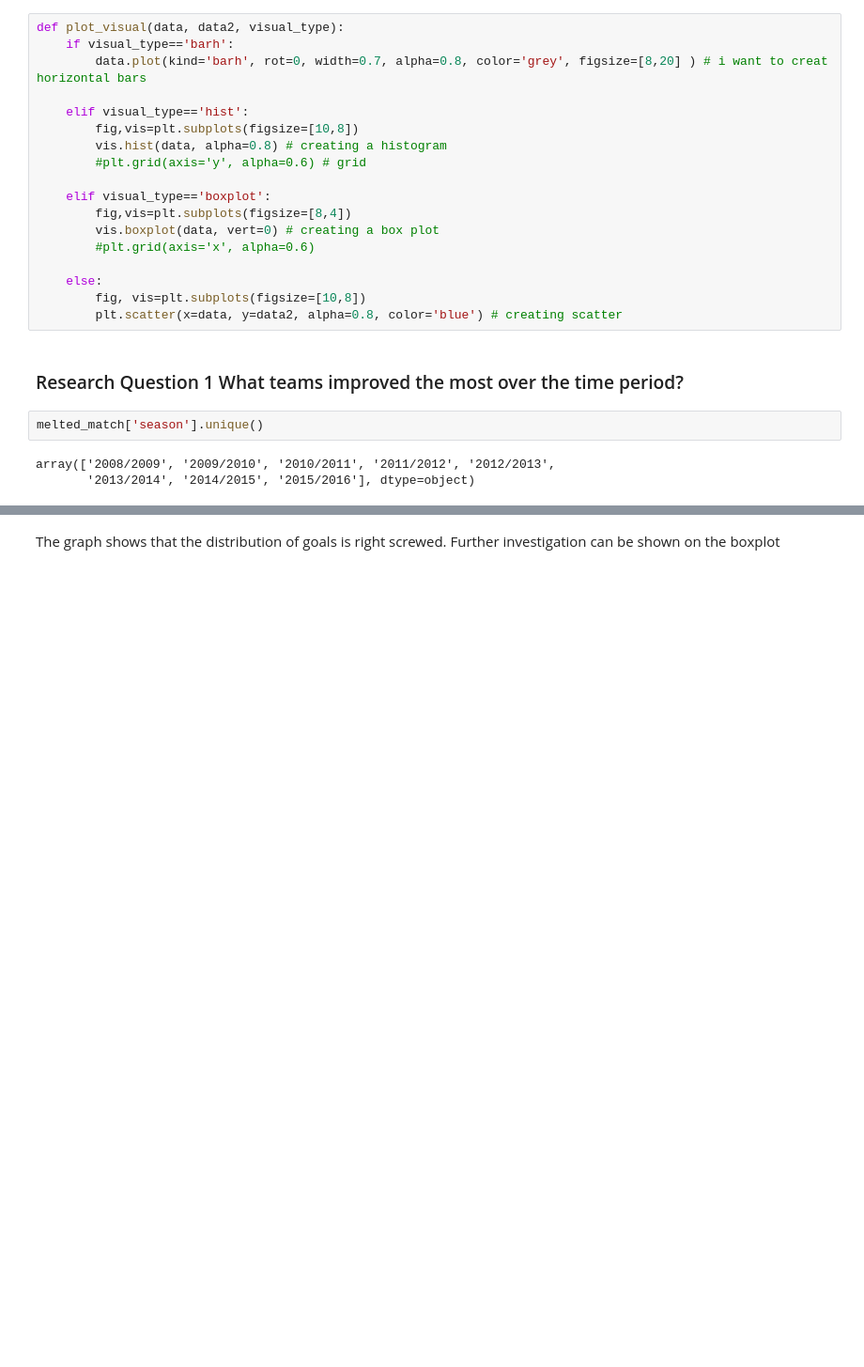
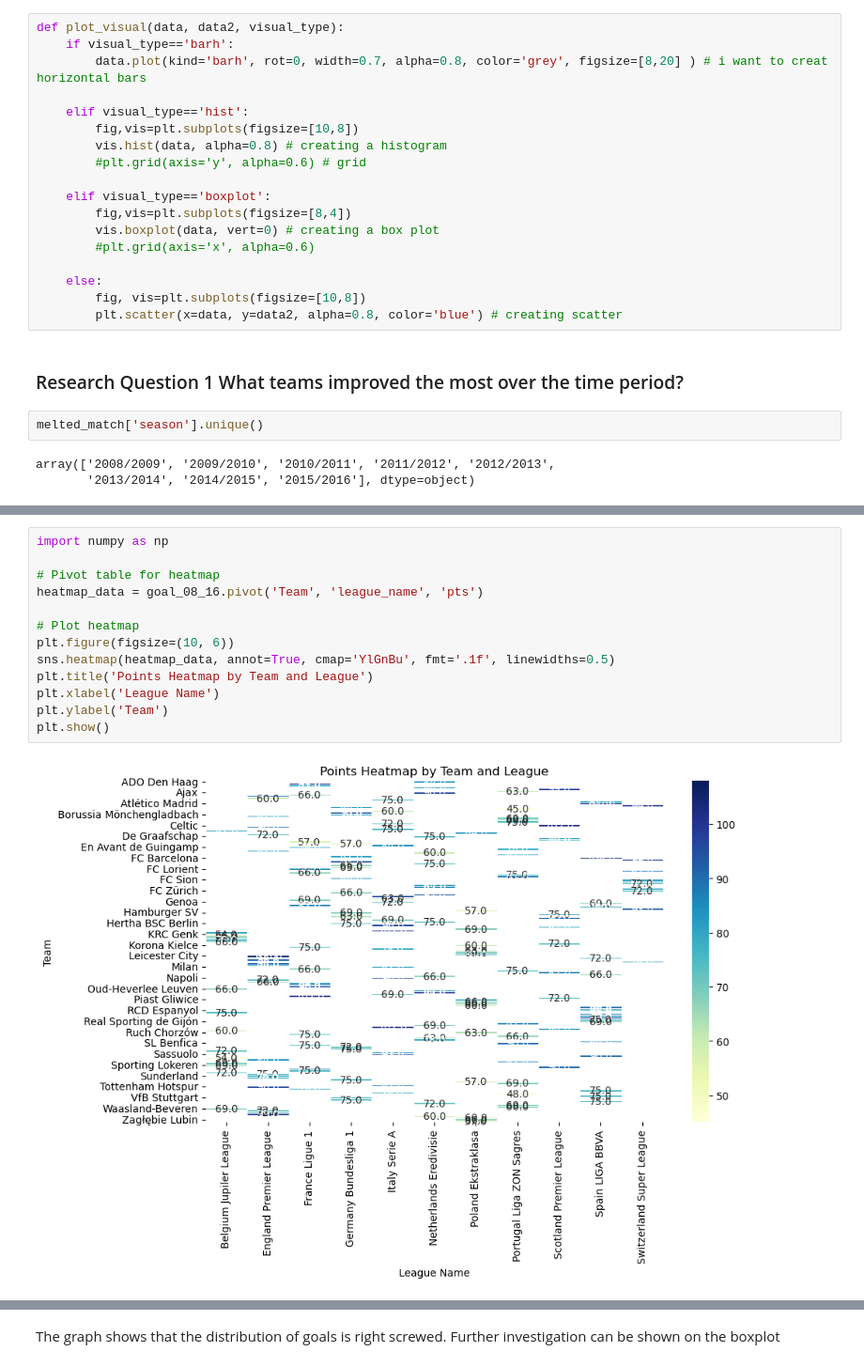
Before and after one commit to Daviedavie100/Investigating_dataset_project, a Jupyter notebook: Investigate_a_Dataset.ipynb, the cells around one changed output, grey strips where cells are left out. Shown at 94% size. Saved outputs shown, nothing was run; the diff lists cells and outputs as text; blank space fills up the shorter version.

```diff
--- a/Investigate_a_Dataset.ipynb
+++ b/Investigate_a_Dataset.ipynb
@@ -1298,0 +1335,15 @@ Name: goals, Length: 1478, dtype: int64
+# %%
+import numpy as np
+
+# Pivot table for heatmap
+heatmap_data = goal_08_16.pivot('Team', 'league_name', 'pts')
+
+# Plot heatmap
+plt.figure(figsize=(10, 6))
+sns.heatmap(heatmap_data, annot=True, cmap='YlGnBu', fmt='.1f', linewidths=0.5)
+plt.title('Points Heatmap by Team and League')
+plt.xlabel('League Name')
+plt.ylabel('Team')
+plt.show()
+# %% [output]
+[figure, added]
```
Also changed, not shown: parts of 22 cells of this notebook.
